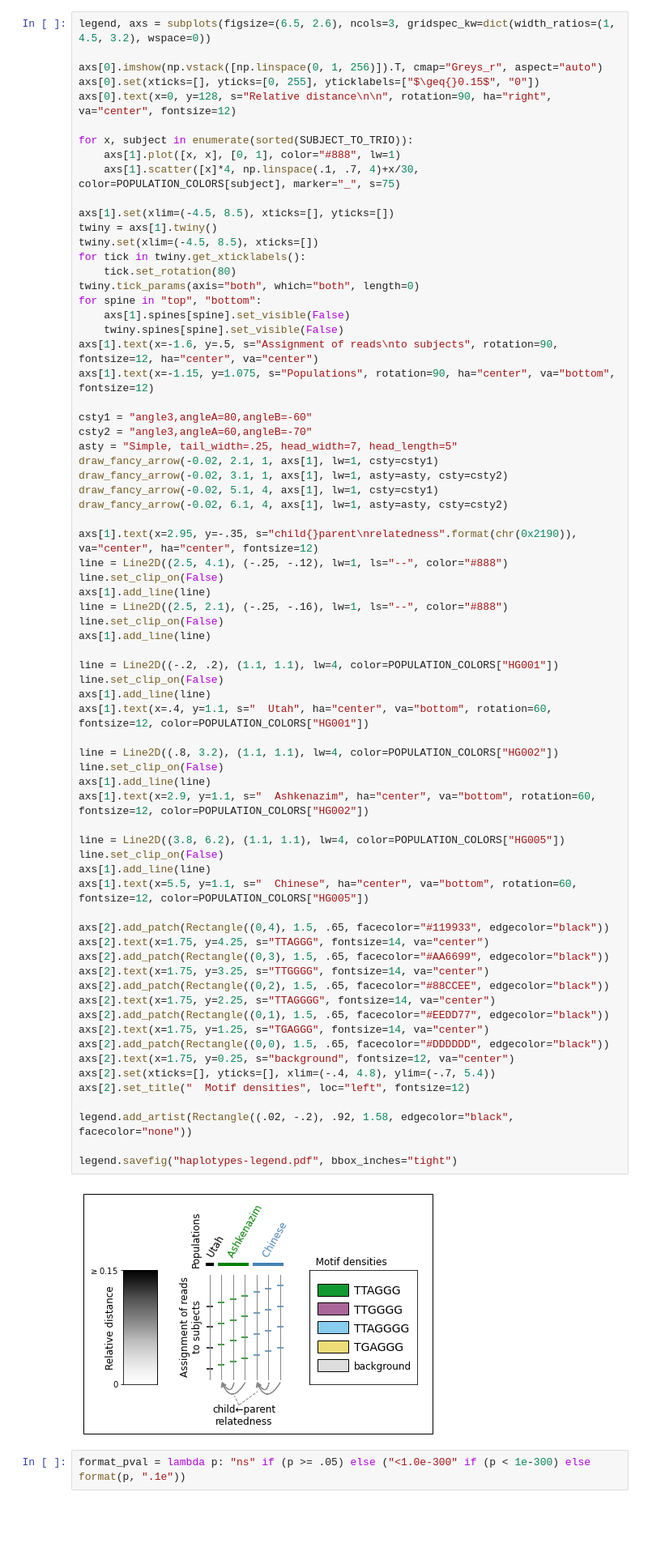
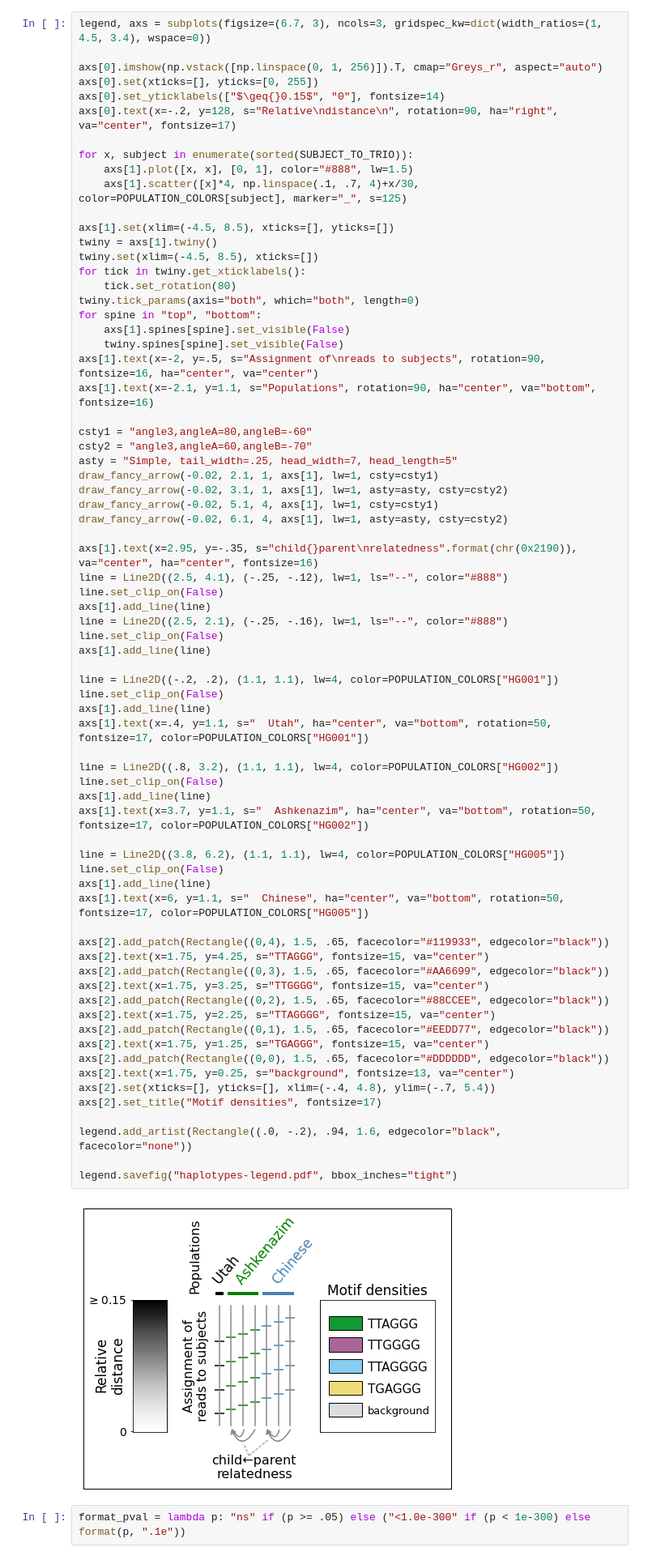
Before and after one commit to LankyCyril/edgecase, a Jupyter notebook: publications/methods-paper/jupyter/Figure-4-haplotypes.ipynb, the cells around one changed output. Shown: that part at 81% size. Drawn from its saved outputs; the diff is of its cells as text; blank space fills up the shorter version.

Commit message:
More legible legend on Figure 4

```diff
--- a/publications/methods-paper/jupyter/Figure-4-haplotypes.ipynb
+++ b/publications/methods-paper/jupyter/Figure-4-haplotypes.ipynb
@@ -376,15 +376,16 @@ for chrom in tqdm(RAW_GLOBAL_LDS):
         stats.loc[chrom, trio] = subtree_count
     close(gf.figure)
 # %%
-legend, axs = subplots(figsize=(6.5, 2.6), ncols=3, gridspec_kw=dict(width_ratios=(1, 4.5, 3.2), wspace=0))
+legend, axs = subplots(figsize=(6.7, 3), ncols=3, gridspec_kw=dict(width_ratios=(1, 4.5, 3.4), wspace=0))
 
 axs[0].imshow(np.vstack([np.linspace(0, 1, 256)]).T, cmap="Greys_r", aspect="auto")
-axs[0].set(xticks=[], yticks=[0, 255], yticklabels=["$\geq{}0.15$", "0"])
-axs[0].text(x=0, y=128, s="Relative distance\n\n", rotation=90, ha="right", va="center", fontsize=12)
+axs[0].set(xticks=[], yticks=[0, 255])
+axs[0].set_yticklabels(["$\geq{}0.15$", "0"], fontsize=14)
+axs[0].text(x=-.2, y=128, s="Relative\ndistance\n", rotation=90, ha="right", va="center", fontsize=17)
 
 for x, subject in enumerate(sorted(SUBJECT_TO_TRIO)):
-    axs[1].plot([x, x], [0, 1], color="#888", lw=1)
-    axs[1].scatter([x]*4, np.linspace(.1, .7, 4)+x/30, color=POPULATION_COLORS[subject], marker="_", s=75)
+    axs[1].plot([x, x], [0, 1], color="#888", lw=1.5)
+    axs[1].scatter([x]*4, np.linspace(.1, .7, 4)+x/30, color=POPULATION_COLORS[subject], marker="_", s=125)
 
 axs[1].set(xlim=(-4.5, 8.5), xticks=[], yticks=[])
 twiny = axs[1].twiny()
@@ -395,8 +396,8 @@ twiny.tick_params(axis="both", which="both", length=0)
 for spine in "top", "bottom":
     axs[1].spines[spine].set_visible(False)
     twiny.spines[spine].set_visible(False)
-axs[1].text(x=-1.6, y=.5, s="Assignment of reads\nto subjects", rotation=90, fontsize=12, ha="center", va="center")
-axs[1].text(x=-1.15, y=1.075, s="Populations", rotation=90, ha="center", va="bottom", fontsize=12)
+axs[1].text(x=-2, y=.5, s="Assignment of\nreads to subjects", rotation=90, fontsize=16, ha="center", va="center")
+axs[1].text(x=-2.1, y=1.1, s="Populations", rotation=90, ha="center", va="bottom", fontsize=16)
 
 csty1 = "angle3,angleA=80,angleB=-60"
 csty2 = "angle3,angleA=60,angleB=-70"
@@ -406,47 +407,47 @@ draw_fancy_arrow(-0.02, 3.1, 1, axs[1], lw=1, asty=asty, csty=csty2)
 draw_fancy_arrow(-0.02, 5.1, 4, axs[1], lw=1, csty=csty1)
 draw_fancy_arrow(-0.02, 6.1, 4, axs[1], lw=1, asty=asty, csty=csty2)
 
-axs[1].text(x=2.95, y=-.35, s="child{}parent\nrelatedness".format(chr(0x2190)), va="center", ha="center", fontsize=12)
+axs[1].text(x=2.95, y=-.35, s="child{}parent\nrelatedness".format(chr(0x2190)), va="center", ha="center", fontsize=16)
 line = Line2D((2.5, 4.1), (-.25, -.12), lw=1, ls="--", color="#888")
 line.set_clip_on(False)
 axs[1].add_line(line)
 line = Line2D((2.5, 2.1), (-.25, -.16), lw=1, ls="--", color="#888")
 line.set_clip_on(False)
 axs[1].add_line(line)
 
 line = Line2D((-.2, .2), (1.1, 1.1), lw=4, color=POPULATION_COLORS["HG001"])
 line.set_clip_on(False)
 axs[1].add_line(line)
-axs[1].text(x=.4, y=1.1, s="  Utah", ha="center", va="bottom", rotation=60, fontsize=12, color=POPULATION_COLORS["HG001"])
+axs[1].text(x=.4, y=1.1, s="  Utah", ha="center", va="bottom", rotation=50, fontsize=17, color=POPULATION_COLORS["HG001"])
 
 line = Line2D((.8, 3.2), (1.1, 1.1), lw=4, color=POPULATION_COLORS["HG002"])
 line.set_clip_on(False)
 axs[1].add_line(line)
-axs[1].text(x=2.9, y=1.1, s="  Ashkenazim", ha="center", va="bottom", rotation=60, fontsize=12, color=POPULATION_COLORS["HG002"])
+axs[1].text(x=3.7, y=1.1, s="  Ashkenazim", ha="center", va="bottom", rotation=50, fontsize=17, color=POPULATION_COLORS["HG002"])
 
 line = Line2D((3.8, 6.2), (1.1, 1.1), lw=4, color=POPULATION_COLORS["HG005"])
 line.set_clip_on(False)
 axs[1].add_line(line)
-axs[1].text(x=5.5, y=1.1, s="  Chinese", ha="center", va="bottom", rotation=60, fontsize=12, color=POPULATION_COLORS["HG005"])
+axs[1].text(x=6, y=1.1, s="  Chinese", ha="center", va="bottom", rotation=50, fontsize=17, color=POPULATION_COLORS["HG005"])
 
 axs[2].add_patch(Rectangle((0,4), 1.5, .65, facecolor="#119933", edgecolor="black"))
-axs[2].text(x=1.75, y=4.25, s="TTAGGG", fontsize=14, va="center")
+axs[2].text(x=1.75, y=4.25, s="TTAGGG", fontsize=15, va="center")
 axs[2].add_patch(Rectangle((0,3), 1.5, .65, facecolor="#AA6699", edgecolor="black"))
-axs[2].text(x=1.75, y=3.25, s="TTGGGG", fontsize=14, va="center")
+axs[2].text(x=1.75, y=3.25, s="TTGGGG", fontsize=15, va="center")
 axs[2].add_patch(Rectangle((0,2), 1.5, .65, facecolor="#88CCEE", edgecolor="black"))
-axs[2].text(x=1.75, y=2.25, s="TTAGGGG", fontsize=14, va="center")
+axs[2].text(x=1.75, y=2.25, s="TTAGGGG", fontsize=15, va="center")
 axs[2].add_patch(Rectangle((0,1), 1.5, .65, facecolor="#EEDD77", edgecolor="black"))
-axs[2].text(x=1.75, y=1.25, s="TGAGGG", fontsize=14, va="center")
+axs[2].text(x=1.75, y=1.25, s="TGAGGG", fontsize=15, va="center")
 axs[2].add_patch(Rectangle((0,0), 1.5, .65, facecolor="#DDDDDD", edgecolor="black"))
-axs[2].text(x=1.75, y=0.25, s="background", fontsize=12, va="center")
+axs[2].text(x=1.75, y=0.25, s="background", fontsize=13, va="center")
 axs[2].set(xticks=[], yticks=[], xlim=(-.4, 4.8), ylim=(-.7, 5.4))
-axs[2].set_title("  Motif densities", loc="left", fontsize=12)
+axs[2].set_title("Motif densities", fontsize=17)
 
-legend.add_artist(Rectangle((.02, -.2), .92, 1.58, edgecolor="black", facecolor="none"))
+legend.add_artist(Rectangle((.0, -.2), .94, 1.6, edgecolor="black", facecolor="none"))
 
 legend.savefig("haplotypes-legend.pdf", bbox_inches="tight")
 # %% [output]
-[figure, old version]
+[figure, new version]
 # %%
 format_pval = lambda p: "ns" if (p >= .05) else ("<1.0e-300" if (p < 1e-300) else format(p, ".1e"))
 # %%
```
Also changed, not shown: 4 other files.
